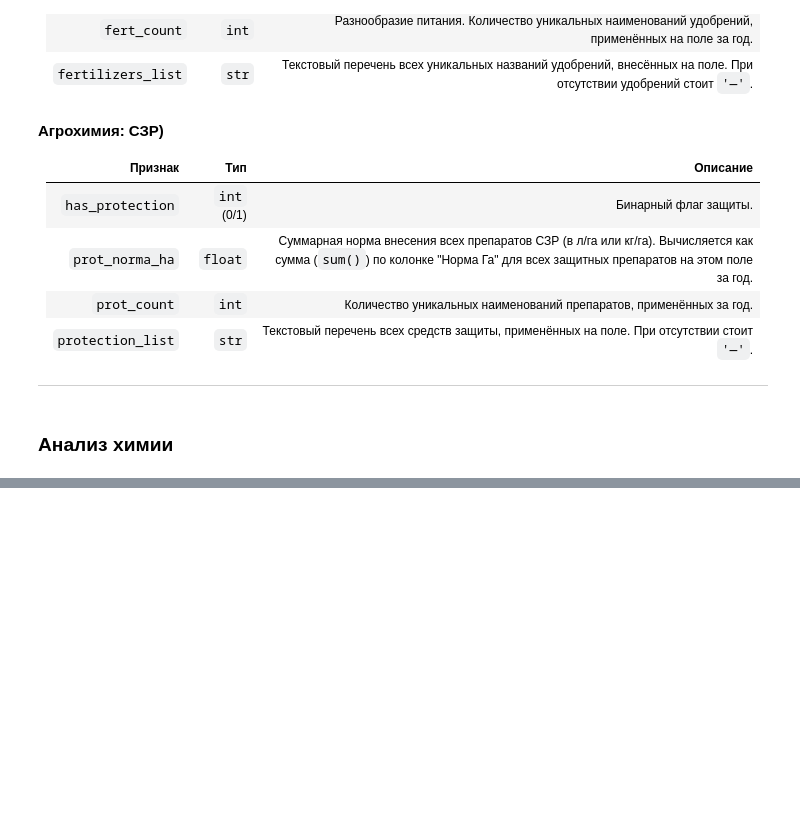
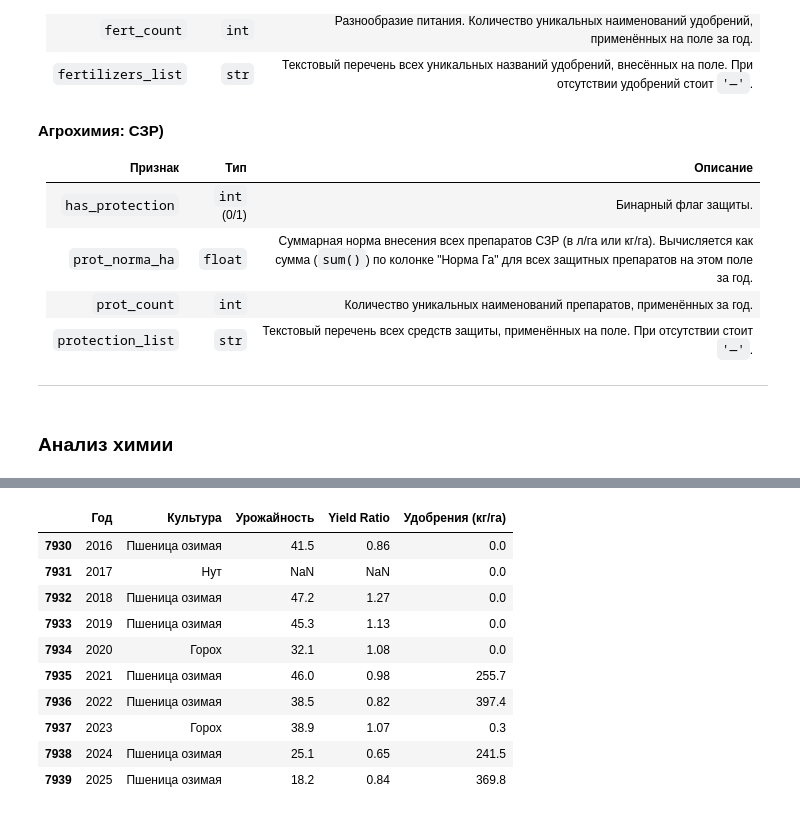
Before and after one commit to Bleckeid/stab, a Jupyter notebook: fields_stab_notebook.ipynb, the cells around one changed output, grey strips where cells are left out. Drawn from its saved outputs; the diff is of its cells as text; code cells hidden in the pictures; blank space fills up the shorter version.

```diff
--- a/fields_stab_notebook.ipynb
+++ b/fields_stab_notebook.ipynb
@@ -2766,0 +2718,79 @@ prev_crop
+# %%
+# беру тот же дивизион
+target_division = df_merged_study[df_merged_study["field_id"] == examples[0]]["division"].iloc[0]
+
+print(f"Сравниваем поля внутри одного дивизиона: {target_division}\n")
+
+# поля с пшеницей после Гороха или Пара
+favorable_crops = ["Горох", "Пар"]
+
+df_same_div = df_merged_study[
+    (df_merged_study["division"] == target_division) &
+    (df_merged_study["crop_name"] == "Пшеница озимая") &
+    (df_merged_study["fert_norma_ha"] > 0) &
+    (df_merged_study["year"] >= 2021)
+].copy()
+
+df_fav_control = df_same_div[
+    df_same_div["prev_crop"].str.contains("Горох|Пар", case=False, na=False)
+]
+
+if not df_fav_control.empty:
+    control_field_id = df_fav_control.iloc[0]["field_id"]
+
+    # Выводим историю
+    control_history = df_merged_study[
+        df_merged_study["field_id"] == control_field_id
+    ].sort_values("year").copy()
+
+    control_name = control_history.iloc[0]["field_name"]
+
+    print(f"Поле: {control_name} (ID: {control_field_id})")
+
+    ctrl_df = pd.DataFrame()
+    ctrl_df["Год"] = control_history["year"].astype(int)
+    ctrl_df["Культура"] = control_history["crop_name"]
+    ctrl_df["Урожайность"] = control_history["productivity"].round(1)
+    ctrl_df["Yield Ratio"] = control_history["yield_ratio"].round(2)
+    ctrl_df["Удобрения (кг/га)"] = control_history.apply(
+        lambda r: round(r["fert_norma_ha"], 1) if r.get("has_fertilizer") == 1 else 0.0, axis=1
+    )
+
+    display(ctrl_df)
+    print("\n")
+
+    #  сводную таблицу сравнения
+    sf_row = df_merged_study[
+        (df_merged_study["field_id"] == examples[0]) &
+        (df_merged_study["crop_name"] == "Пшеница озимая") &
+        (df_merged_study["prev_crop"].str.contains("Подсолнечник", case=False, na=False)) &
+        (df_merged_study["fert_norma_ha"] > 0)
+    ].iloc[0]
+
+    # Берем пшеницу после гороха/пара
+    fav_row = df_fav_control.iloc[0]
+
+    comp_df = pd.DataFrame([
+        {
+            "Предшественник": "Подсолнечник (Плохой)",
+            "ID поля": sf_row["field_id"],
+            "Название поля": sf_row["field_name"],
+            "Год": int(sf_row["year"]),
+            "Урожайность (ц/га)": round(sf_row["productivity"], 1),
+            "Yield Ratio": round(sf_row["yield_ratio"], 2),
+            "Удобрения (кг/га)": round(sf_row["fert_norma_ha"], 1)
+        },
+        {
+            "Предшественник": f"{fav_row['prev_crop']} (Хороший)",
+            "ID поля": fav_row["field_id"],
+            "Название поля": fav_row["field_name"],
+            "Год": int(fav_row["year"]),
+            "Урожайность (ц/га)": round(fav_row["productivity"], 1),
+            "Yield Ratio": round(fav_row["yield_ratio"], 2),
+            "Удобрения (кг/га)": round(fav_row["fert_norma_ha"], 1)
+        }
+    ])
+
+    print(f"Сравнение: {target_division}):")
+    display(comp_df)
+# %% [output]
@@ -2766,0 +2800,11 @@ prev_crop
+|  | Год | Культура | Урожайность | Yield Ratio | Удобрения (кг/га) |
+| 7930 | 2016 | Пшеница озимая | 41.5 | 0.86 | 0.0 |
+| 7931 | 2017 | Нут | NaN | NaN | 0.0 |
+| 7932 | 2018 | Пшеница озимая | 47.2 | 1.27 | 0.0 |
+| 7933 | 2019 | Пшеница озимая | 45.3 | 1.13 | 0.0 |
+| 7934 | 2020 | Горох | 32.1 | 1.08 | 0.0 |
+| 7935 | 2021 | Пшеница озимая | 46.0 | 0.98 | 255.7 |
+| 7936 | 2022 | Пшеница озимая | 38.5 | 0.82 | 397.4 |
+| 7937 | 2023 | Горох | 38.9 | 1.07 | 0.3 |
+| 7938 | 2024 | Пшеница озимая | 25.1 | 0.65 | 241.5 |
+| 7939 | 2025 | Пшеница озимая | 18.2 | 0.84 | 369.8 |
```
Also changed, not shown: parts of 33 cells of this notebook.
